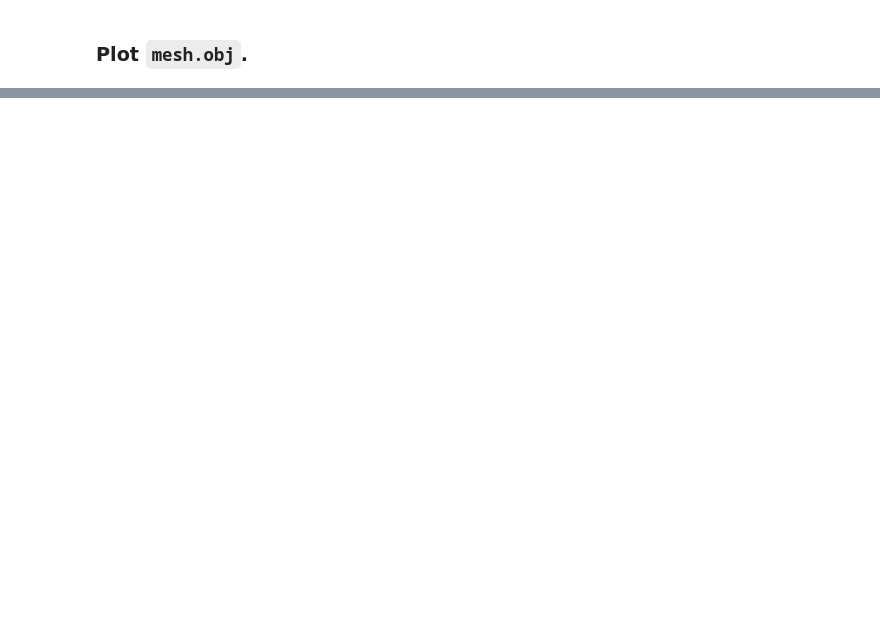
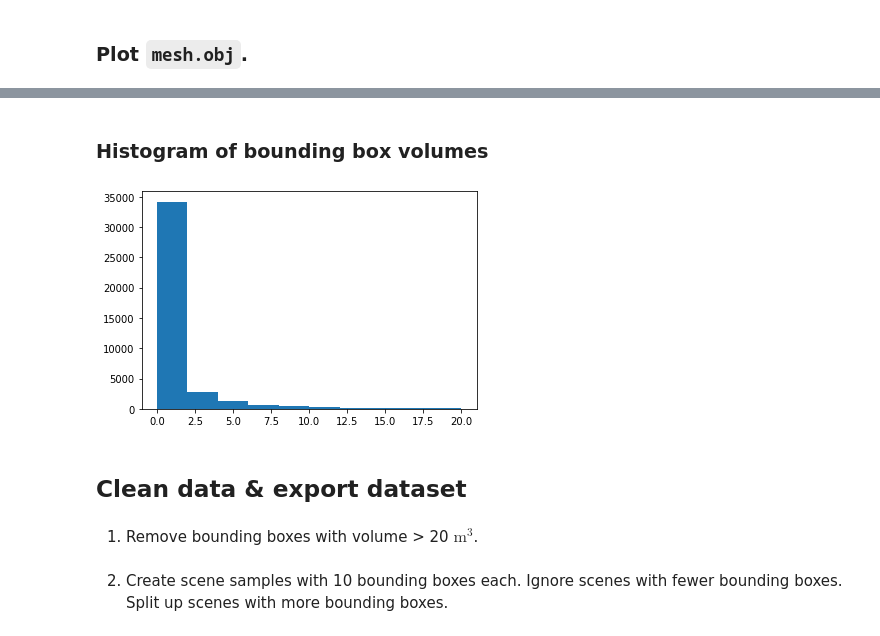
Before and after one commit to roberthoenig/diffusion, a Jupyter notebook: bounding_boxes.ipynb, the cells around one changed output, grey strips where cells are left out. Saved outputs shown, nothing was run; the diff lists cells and outputs as text; code cells hidden in the pictures; blank space fills up the shorter version.

```diff
--- a/bounding_boxes.ipynb
+++ b/bounding_boxes.ipynb
@@ -284,0 +336,10 @@ fig.show()
+# %%
+obj_types = {}
+for s in scenes:
+    for o in s:
+        obj_types[o['label']] = obj_types.get(o['label'], 0) + 1
+
+import operator
+sorted_types = sorted(obj_types.items(), key=operator.itemgetter(1), reverse=True)
+
+sorted_types
@@ -284,0 +364,11 @@ fig.show()
+# %% [markdown]
+### Histogram of bounding box volumes
+# %%
+volumes = [math.prod(o['axesLengths']) for s in scenes for o in s]
+plt.hist(volumes);
+# %% [output]
+[figure, added]
+# %% [markdown]
+## Clean data & export dataset
+# %% [markdown]
+1. Remove bounding boxes with volume > 20 $\mathrm{m}^3$.
@@ -284,0 +377,2 @@ fig.show()
+# %% [markdown]
+2. Create scene samples with 10 bounding boxes each. Ignore scenes with fewer bounding boxes. Split up scenes with more bounding boxes.
```
Also changed, not shown: parts of 19 cells of this notebook.
